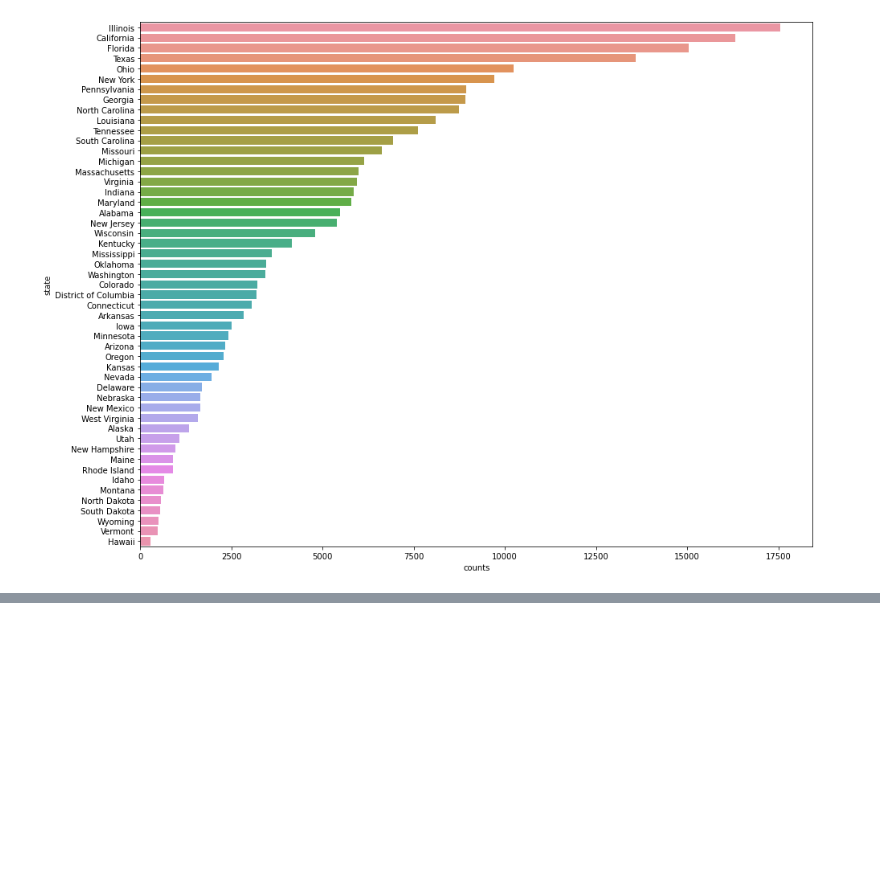
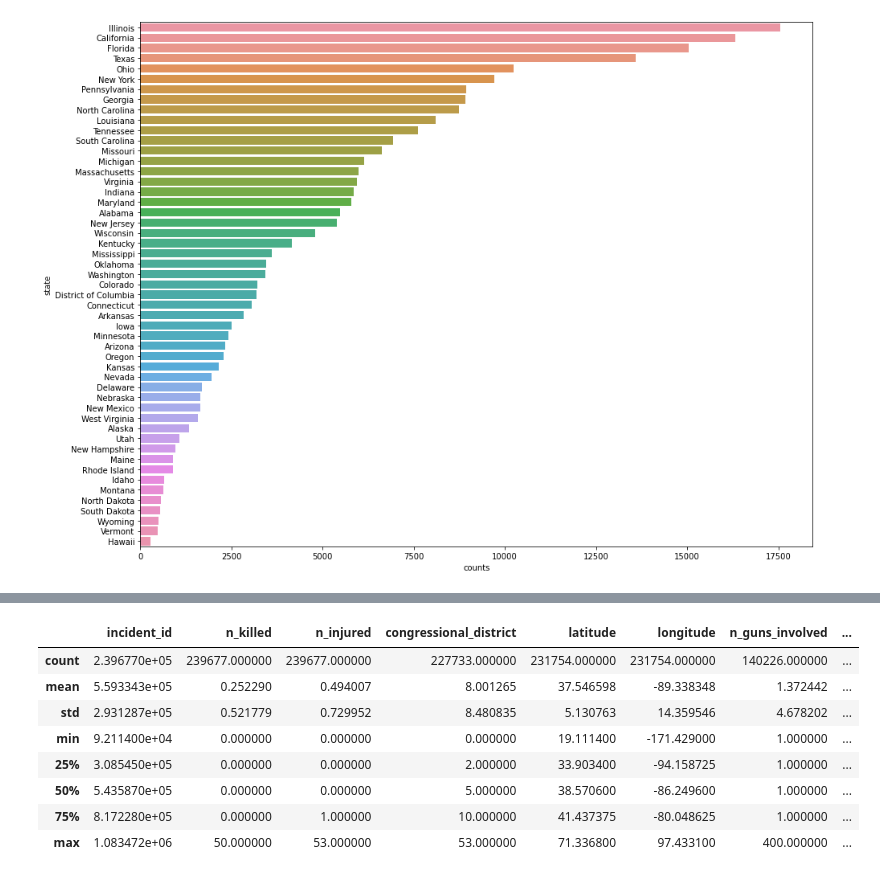
Before and after one commit to heyakshayhere/Hamoye_stage_B, a Jupyter notebook: GunViolenceData.ipynb, the cells around one changed output, grey strips where cells are left out. Drawn from its saved outputs; the diff is of its cells as text; code cells hidden in the pictures; blank space fills up the shorter version.

```diff
--- a/GunViolenceData.ipynb
+++ b/GunViolenceData.ipynb
@@ -129,0 +133,4 @@ sns.barplot(x=statesdf['counts'],y=statesdf['state']);
+# %%
+import pandas as pd
+df = pd.read_csv("gun-violence-data_01-2013_03-2018.csv")
+df.head()
@@ -129,0 +145,12 @@ sns.barplot(x=statesdf['counts'],y=statesdf['state']);
+# %%
+df.describe()
+# %% [output]
+|  | incident_id | n_killed | n_injured | congressional_district | latitude | longitude | n_guns_involved | ... |
+| count | 2.396770e+05 | 239677.000000 | 239677.000000 | 227733.000000 | 231754.000000 | 231754.000000 | 140226.000000 | ... |
+| mean | 5.593343e+05 | 0.252290 | 0.494007 | 8.001265 | 37.546598 | -89.338348 | 1.372442 | ... |
+| std | 2.931287e+05 | 0.521779 | 0.729952 | 8.480835 | 5.130763 | 14.359546 | 4.678202 | ... |
+| min | 9.211400e+04 | 0.000000 | 0.000000 | 0.000000 | 19.111400 | -171.429000 | 1.000000 | ... |
+| 25% | 3.085450e+05 | 0.000000 | 0.000000 | 2.000000 | 33.903400 | -94.158725 | 1.000000 | ... |
+| 50% | 5.435870e+05 | 0.000000 | 0.000000 | 5.000000 | 38.570600 | -86.249600 | 1.000000 | ... |
+| 75% | 8.172280e+05 | 0.000000 | 1.000000 | 10.000000 | 41.437375 | -80.048625 | 1.000000 | ... |
+| max | 1.083472e+06 | 50.000000 | 53.000000 | 53.000000 | 71.336800 | 97.433100 | 400.000000 | ... |
```
Also changed, not shown: parts of 2 cells of this notebook.
